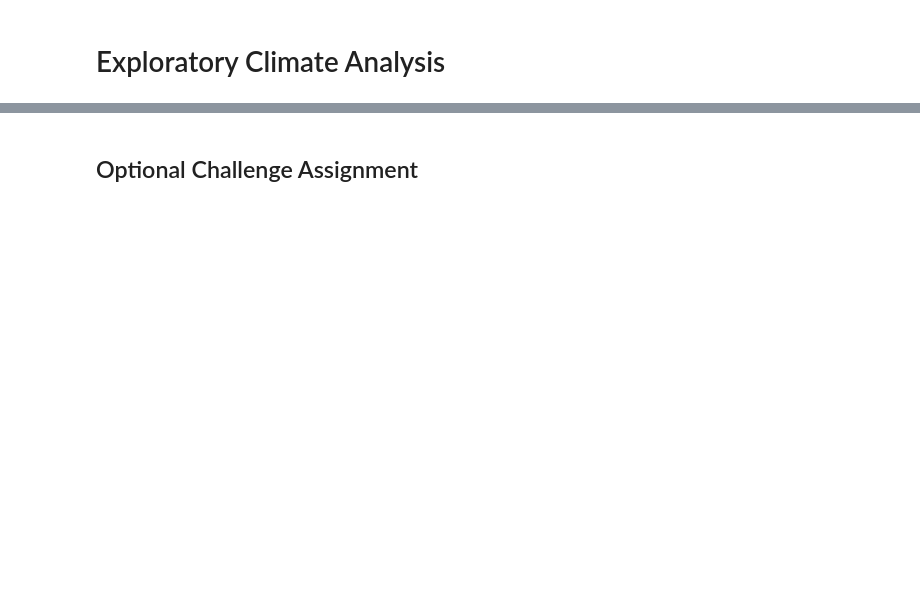
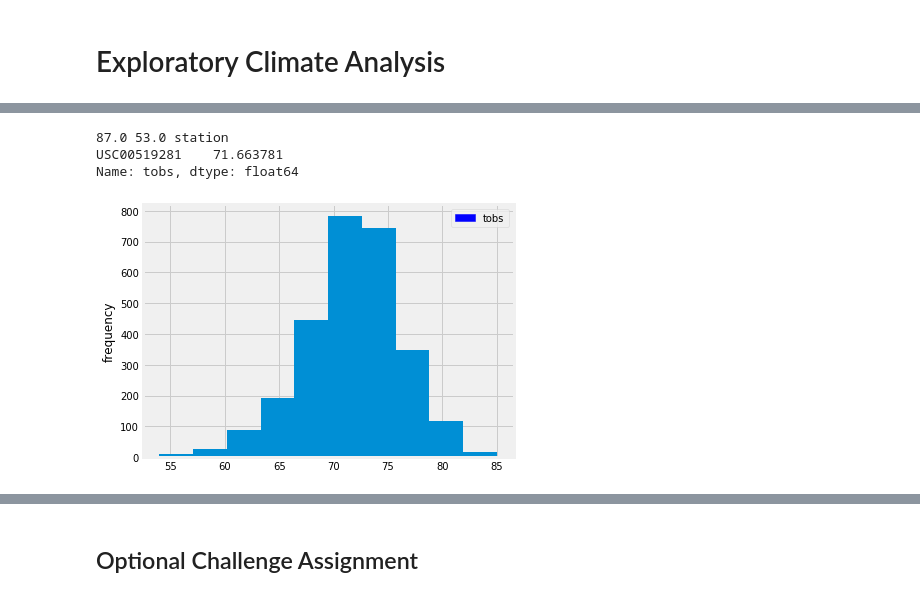
Before and after one commit to Levishantz/HOMEWORK, a Jupyter notebook: SQLITE Assignment/SQLITE_levi_code.ipynb, the cells around one changed output, grey strips where cells are left out. Saved outputs shown, nothing was run; the diff lists cells and outputs as text; code cells hidden in the pictures; blank space fills up the shorter version.

```diff
--- a/SQLITE Assignment/SQLITE_levi_code.ipynb
+++ b/SQLITE Assignment/SQLITE_levi_code.ipynb
@@ -63,9 +160,42 @@ session = Session(engine)
 # %%
 # Using the station id from the previous query, calculate the lowest temperature recorded,
 # highest temperature recorded, and average temperature most active station?
+session_query_2 = session.query(Measurement.station, Measurement.id, Measurement.tobs).all()
+df_2 = pd.DataFrame(session_query_2)
+max_value = df_2['tobs'].max()
+min_value = df_2['tobs'].min()
+avg_output = df_2.groupby('station')['tobs'].mean()
+avg_most_active = (avg_output.loc[['USC00519281']])
+type(avg_most_active)
+#complete
+#PRINTED STRANGE, but all the information is here.
+print(max_value, min_value, avg_most_active)
+# %% [output]
+87.0 53.0 station
+USC00519281    71.663781
+Name: tobs, dtype: float64
 # %%
-# Choose the station with the highest number of temperature observations.
+# Chooste the station with the highest number of temperature observations.
 # Query the last 12 months of temperature observation data for this station and plot the results as a histogram
+import matplotlib.patches as mpatches
+import matplotlib.pyplot as plt
+
+# filtering the station with the highest activity
+values_USC00519281 = df_2['station'] == 'USC00519281'
+values_USC00519281
+
+#getting the colums we need for the plot
+year_values = df_2[values_USC00519281]
+year_values
+
+#spent a solid 2 hours on this
+my_plot = plt.hist(year_values['tobs'])
+red_patch = mpatches.Patch(color='blue', label='tobs')
+plt.legend(handles=[red_patch])
+plt.ylabel('frequency')
+plt.tight_layout()
+# %% [output]
+[figure, added]
 # %% [markdown]
 ![precipitation](Images/station-histogram.png)
 # %%
```
Also changed, not shown: parts of 13 cells of this notebook, 24 other files.
